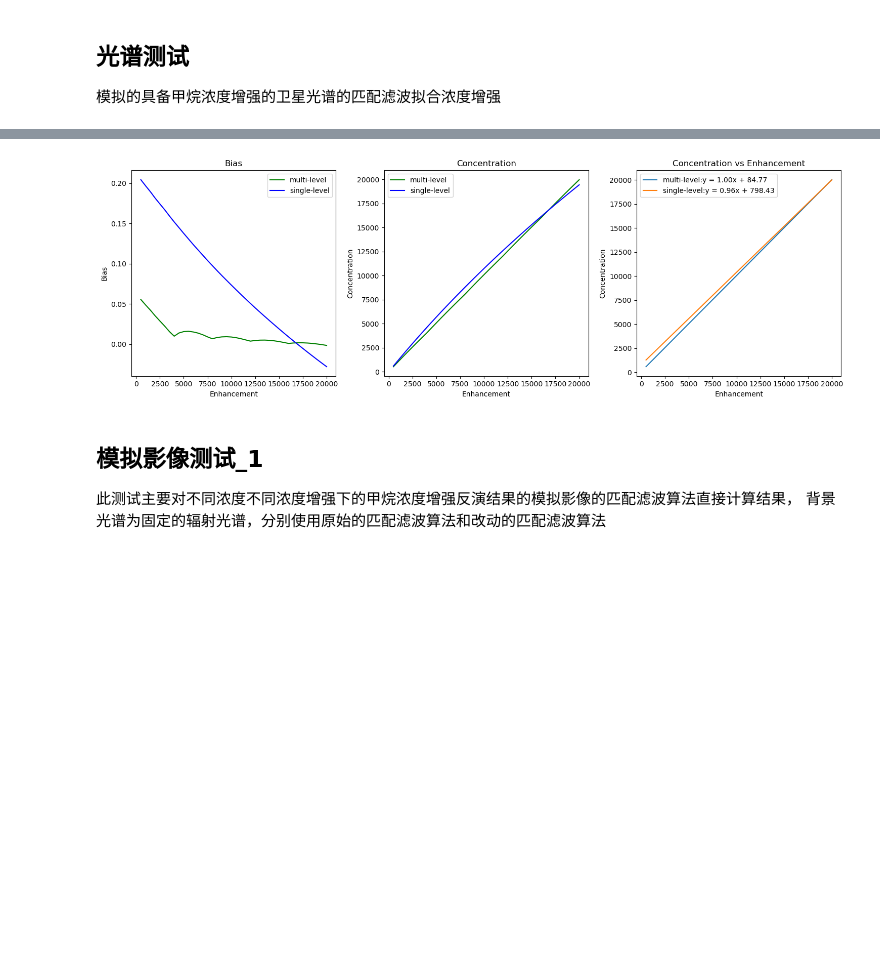
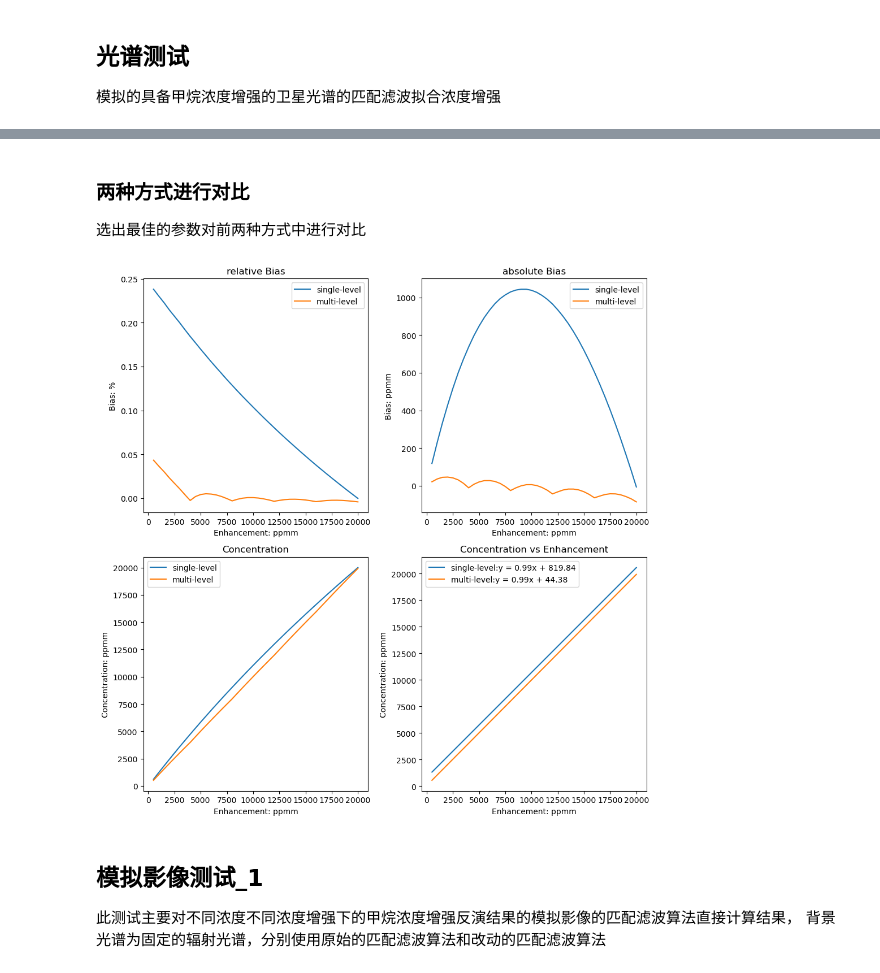
Before and after one commit to Emeric53/MF, a Jupyter notebook: MatchedFilter/algorithm_modification.ipynb, the cells around one changed output, grey strips where cells are left out. Drawn from its saved outputs; the diff is of its cells as text; code cells hidden in the pictures; blank space fills up the shorter version.

```diff
--- a/MatchedFilter/algorithm_modification.ipynb
+++ b/MatchedFilter/algorithm_modification.ipynb
@@ -297,80 +372,84 @@ biaslist = spectrumlevel_test1()
+# %% [markdown]
+### 两种方式进行对比
+选出最佳的参数对前两种方式中进行对比
 # %%
-def spectrumlevel_test2():
+
+def spectrumlevel_test3():
     """
     测试不同浓度增强下的甲烷廓线拟合的浓度结果,使用多级单位吸收光谱。
     并与单级单位吸收光谱的结果进行对比。
     """
-    # 读取单位吸收光谱
-    ahsi_unit_absorption_spectrum_path = f"C:\\Users\\RS\\VSCode\\matchedfiltermethod\\MyData\\uas\\AHSI_UAS_end_30000.txt"
+    # 读取单层单位吸收光谱
+    ahsi_unit_absorption_spectrum_path = f"C:\\Users\\RS\\VSCode\\matchedfiltermethod\\MyData\\uas\\AHSI_UAS_end_36000.txt"
     _,base_uas = nf.open_unit_absorption_spectrum(ahsi_unit_absorption_spectrum_path,2150,2500)
 
     # 读取多级单位吸收光谱,并存储在列表中
     uaslist = []
-    uasrange = np.arange(8000,46000,8000)
+    uasrange = np.arange(0,46000,4000)
     for i in uasrange:
-        ahsi_unit_absorption_spectrum_path = f"C:\\Users\\RS\\VSCode\\matchedfiltermethod\\MyData\\uas\\AHSI_UAS_end_{i}.txt"
-        _,uas = nf.open_unit_absorption_spectrum(ahsi_unit_absorption_spectrum_path,2150,2500)
+        # ahsi_unit_absorption_spectrum_path = f"C:\\Users\\RS\\VSCode\\matchedfiltermethod\\MyData\\uas\\AHSI_UAS_end_{i}.txt"
+        # _,uas = nf.open_unit_absorption_spectrum(ahsi_unit_absorption_spectrum_path,2150,2500)
+        _,uas = gu.generate_range_uas_AHSI(i,i+6000,2150,2500)
         uaslist.append(uas)
 
     # 读取背景光谱
     channels_path=r"C:\\Users\\RS\\VSCode\\matchedfiltermethod\\MyData\\AHSI_channels.npz"
     base_filepath = f"C:\\PcModWin5\\Bin\\batch\\AHSI_Methane_0_ppmm_tape7.txt"
     _,base_radiance = nf.get_simulated_satellite_radiance(base_filepath,channels_path,2150,2500)
 
     # initiatate variables
+    sg_concentrationlist = []
+    sg_biaslists = []
+    sg_difflists = []
+
     ml_concentrationlist = []
     ml_biaslists = []
-    sg_concentrationlist = []
-    sg_biaslists = []
+    ml_difflists = []
 
     # 拟合甲烷浓度增强
     enhancements = np.arange(500,20500,500)
     for enhancement in enhancements:
         # 读取模拟辐射数据
         filepath = f"C:\\PcModWin5\\Bin\\batch\\AHSI_Methane_{enhancement}_ppmm_tape7.txt"
         _,radiance = nf.get_simulated_satellite_radiance(filepath,channels_path,2150,2500)
 
         # 计算甲烷浓度增强，并计算与实际值的偏差
+        concentration = profile_matched_filter(base_radiance,radiance,base_uas)
+        sg_biaslists.append(((concentration-enhancement)/enhancement))
+        sg_difflists.append(concentration-enhancement)
+        sg_concentrationlist.append(concentration)
+
         concentration = profile_matched_filter_ML(base_radiance,radiance,uaslist)
         ml_biaslists.append(((concentration-enhancement)/enhancement))
+        ml_difflists.append(concentration-enhancement)
         ml_concentrationlist.append(concentration)
 
-        concentration = profile_matched_filter(base_radiance,radiance,base_uas)
-        sg_biaslists.append(((concentration-enhancement)/enhancement))
-        sg_concentrationlist.append(concentration)
+    # 可视化
+    fig, ax = plt.subplots(2,2,figsize=(10,10))
+    ax1,ax2,ax3,ax4 = ax[0,0],ax[0,1],ax[1,0],ax[1,1]
 
-    # 可视化
-    fig, ax = plt.subplots(1,3,figsize=(15,5))
-    ax[0].plot(enhancements,ml_biaslists,color="green",label="multi-level")
-    ax[0].plot(enhancements,sg_biaslists,color="blue",label="single-level")
-    ax[1].plot(enhancements,ml_concentrationlist,color="green",label="multi-level")
-    ax[1].plot(enhancements,sg_concentrationlist,color="blue",label="single-level")
-    polyfit_plot(enhancements,ml_concentrationlist,ax[2],"multi-level")
-    polyfit_plot(enhancements,sg_concentrationlist,ax[2],"single-level")
+    ax1.plot(enhancements,sg_biaslists,label="single-level")
+    ax1.plot(enhancements,ml_biaslists,label="multi-level")
+    ax2.plot(enhancements,sg_difflists,label="single-level")
+    ax2.plot(enhancements,ml_difflists,label="multi-level")
+    ax3.plot(enhancements,sg_concentrationlist,label="single-level")
+    ax3.plot(enhancements,ml_concentrationlist,label="multi-level")
+    polyfit_plot(enhancements,sg_concentrationlist,ax4,"single-level")
+    polyfit_plot(enhancements,ml_concentrationlist,ax4,"multi-level")
 
-    ax[0].set_title("Bias")
-    ax[0].set_xlabel("Enhancement")
-    ax[0].set_ylabel("Bias")
-    ax[0].legend()
-
-    ax[1].set_title("Concentration")
-    ax[1].set_xlabel("Enhancement")
-    ax[1].set_ylabel("Concentration")
-    ax[1].legend()
-
-    ax[2].set_title("Concentration vs Enhancement")
-    ax[2].set_xlabel("Enhancement")
-    ax[2].set_ylabel("Concentration")
-    ax[2].legend()
+    set_plot_details(ax1, "relative Bias", "Enhancement: ppmm", "Bias: %")
+    set_plot_details(ax2, "absolute Bias", "Enhancement: ppmm", "Bias: ppmm")
+    set_plot_details(ax3, "Concentration", "Enhancement: ppmm", "Concentration: ppmm")
+    set_plot_details(ax4, "Concentration vs Enhancement", "Enhancement: ppmm", "Concentration: ppmm")
 
     plt.tight_layout()
     plt.show()
 
-    return ml_biaslists,sg_biaslists
+    return sg_biaslists,ml_biaslists
 
-ml_biaslists,sg_biaslists = spectrumlevel_test2()
+ml_biaslists,sg_biaslists = spectrumlevel_test3()
 # %% [output]
-[figure, old version]
+[figure, new version]
 # %% [markdown]
 ## 模拟影像测试_1
 此测试主要对不同浓度不同浓度增强下的甲烷浓度增强反演结果的模拟影像的匹配滤波算法直接计算结果，
```
Also changed, not shown: parts of 14 cells of this notebook, 1 other file.
